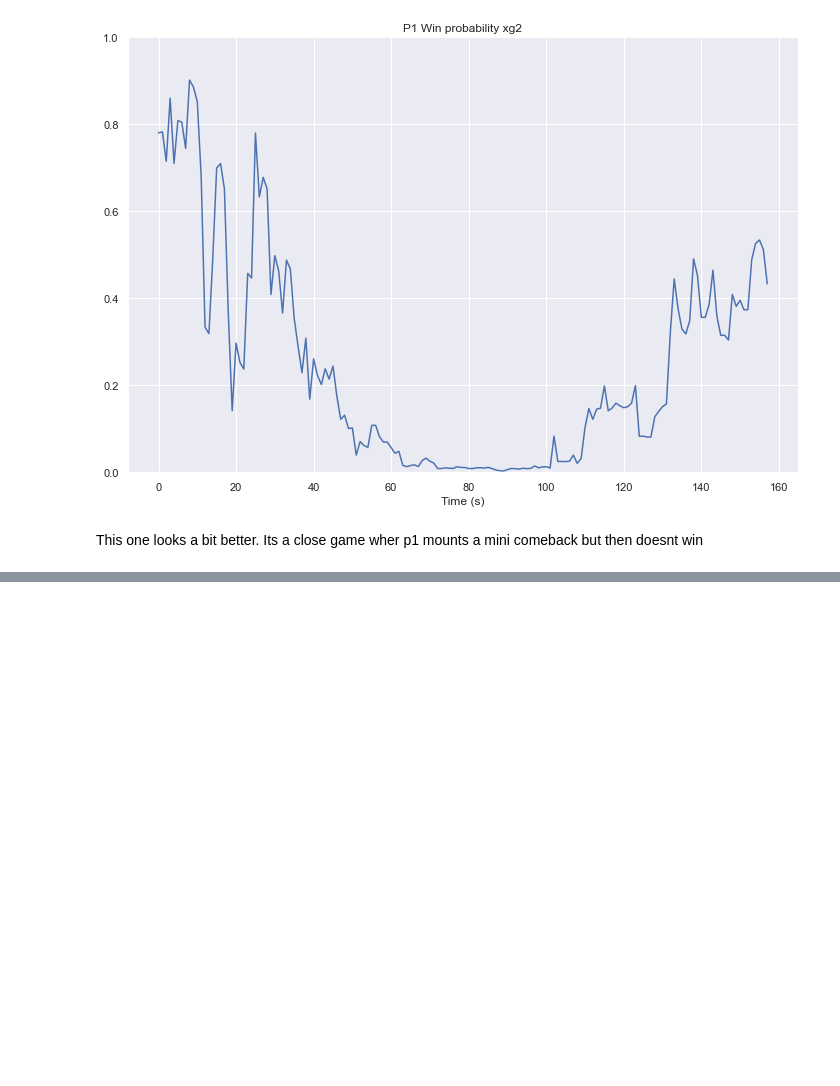
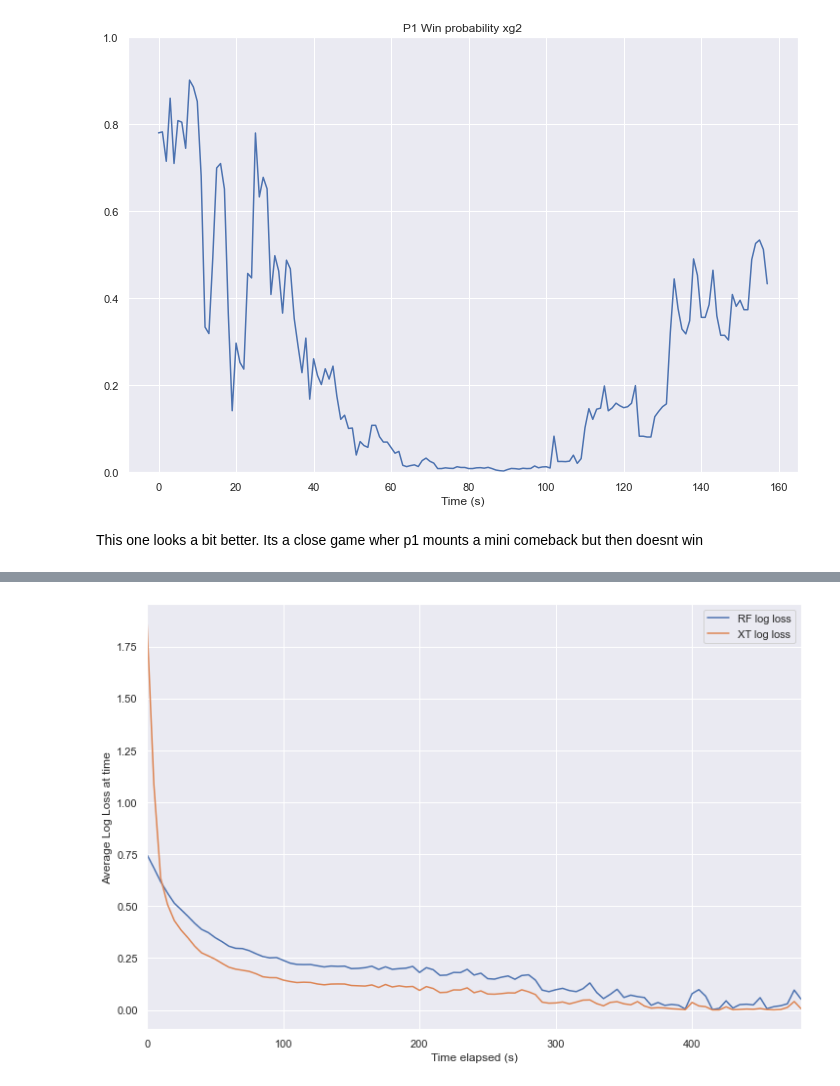
Before and after one commit to nathaniel-speiser/melee-predicter, a Jupyter notebook: XGBoost vs RF vs ET.ipynb, the cells around one changed output, grey strips where cells are left out. Cells and saved outputs as stored; diff of their text form; code cells hidden in the pictures; blank space fills up the shorter version.

```diff
--- a/XGBoost vs RF.ipynb
+++ b/XGBoost vs RF vs ET.ipynb
@@ -316,0 +310,4 @@ This one looks a bit better. Its a close game wher p1 mounts a mini comeback but
+# %%
+plot_multiple_log_loss(X_val, y_val, [rf,xt],['RF', 'XT'])
+# %% [output]
+[figure, added]
```
Also changed, not shown: parts of 22 cells of this notebook, 3 other files.
